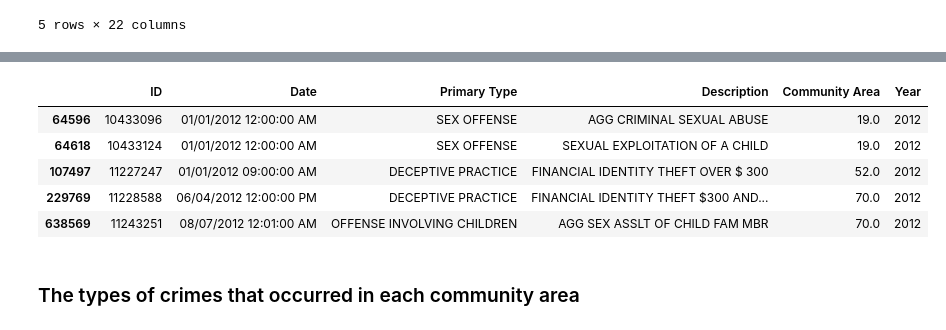
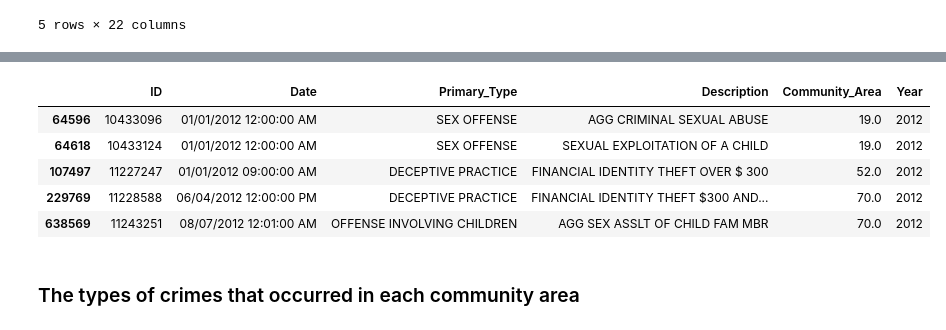
Before and after one commit to MariaSorensen/Colorama, a Jupyter notebook: Chicago_Crime.ipynb, the cells around one changed output, grey strips where cells are left out. Cells and saved outputs as stored; diff of their text form; code cells hidden in the pictures.

```diff
--- a/Chicago_Crime.ipynb
+++ b/Chicago_Crime.ipynb
@@ -20,6 +23,6 @@ import pandas as pd
 # %%
 # Make a reference to the Crimes_-_2001_to_present file path
-crime_path = "C:/Users/Maria/Documents/Colorama - Copy/MariaProject1/Resources/Crimes_-_2001_to_present.csv"
+crime_path = "C:/Users/Maria/Documents/Colorama - Copy/MariaProject1/Images/Crimes_-_2001_to_present.csv"
 
 # Import the csv file as a DataFrame
 crime_df = pd.read_csv(crime_path, encoding="utf-8")
@@ -38,0 +38,6 @@ dtype('int64')
+# %%
+#remove the damn spaces!
+cols = crime_df.columns
+cols = cols.map(lambda x: x.replace(' ','_') if isinstance(x, (str)) else x)
+crime_df.columns = cols
+crime_df.head()
@@ -73,11 +121,11 @@ Prim_types_df.reset_index().drop('index', axis=1)
 | 1182221 | 11559663 | JC108485 | 07/31/2015 07:05:00 PM | 118XX S VINCENNES AVE | 1153 | DECEPTIVE PRACTICE | FINANCIAL IDENTITY THEFT OVER $ 300 | NaN | ... |
 1182222 rows × 22 columns
 # %%
-Primary_types_df = Prim_types_df.loc[:, ["ID", "Date", "Primary Type",
-                                    "Description", "Community Area", "Year"]]
+Primary_types_df = Prim_types_df.loc[:, ["ID", "Date", "Primary_Type",
+                                    "Description", "Community_Area", "Year"]]
 Primary_types_df.head()
 # %% [output]
-|  | ID | Date | Primary Type | Description | Community Area | Year |
+|  | ID | Date | Primary_Type | Description | Community_Area | Year |
 | 64596 | 10433096 | 01/01/2012 12:00:00 AM | SEX OFFENSE | AGG CRIMINAL SEXUAL ABUSE | 19.0 | 2012 |
 | 64618 | 10433124 | 01/01/2012 12:00:00 AM | SEX OFFENSE | SEXUAL EXPLOITATION OF A CHILD | 19.0 | 2012 |
 | 107497 | 11227247 | 01/01/2012 09:00:00 AM | DECEPTIVE PRACTICE | FINANCIAL IDENTITY THEFT OVER $ 300 | 52.0 | 2012 |
```
Also changed, not shown: parts of 53 cells of this notebook.
